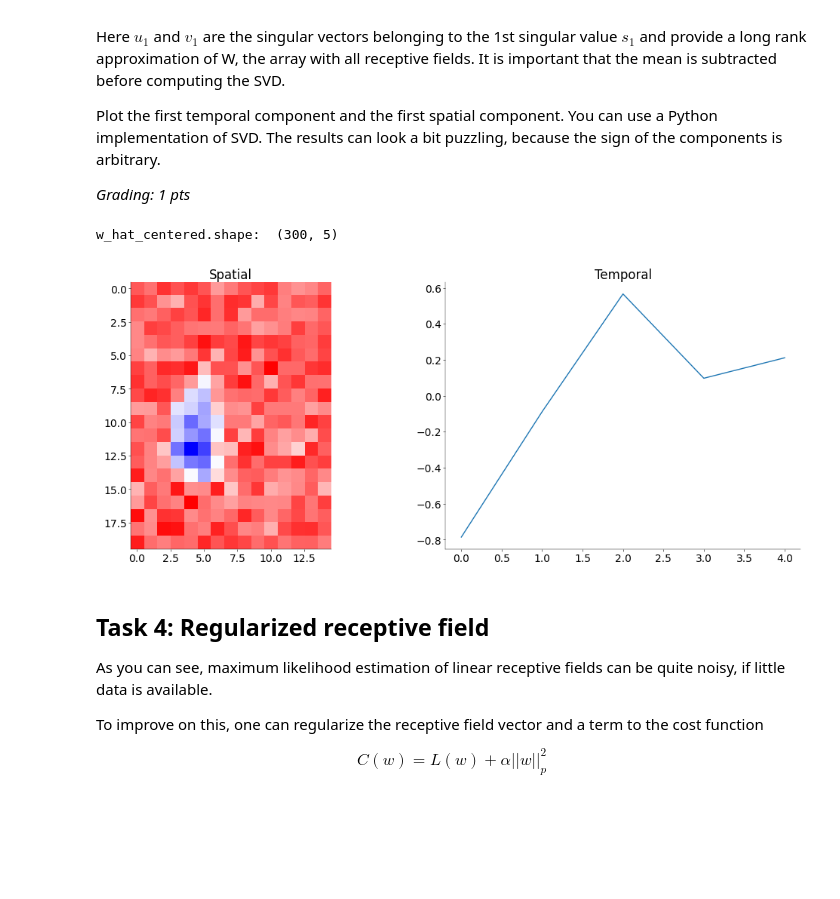
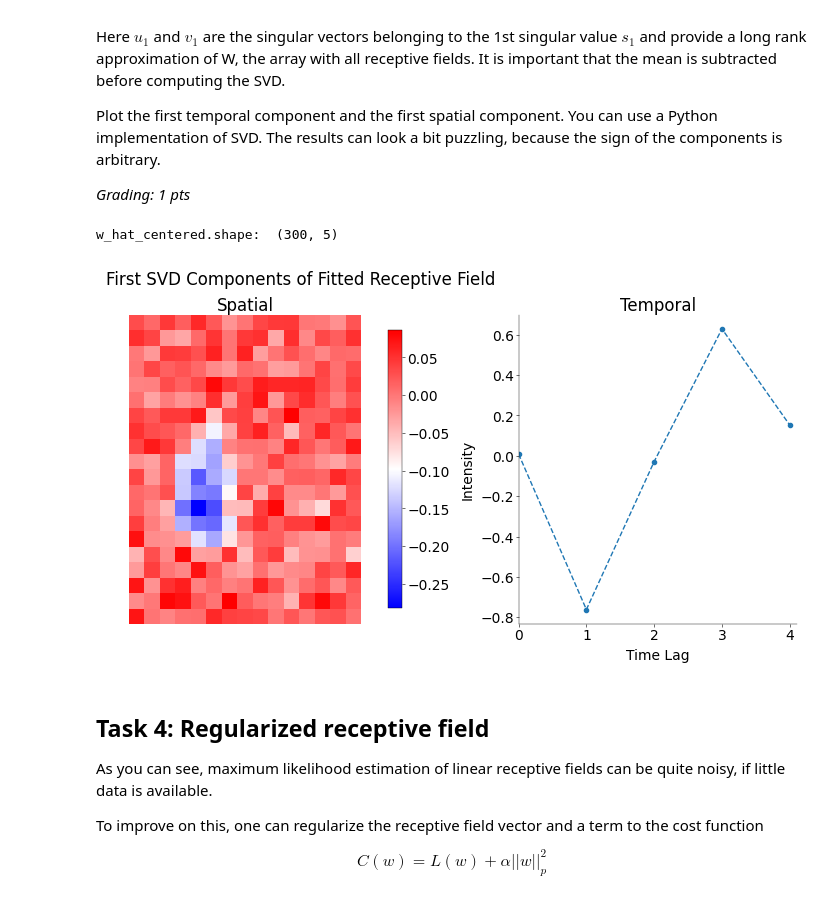
Before and after one commit to stedavkle/uni-tue-nds, a Jupyter notebook: CL5/notebooks/CodingLab5.ipynb, the cells around one changed output. Saved outputs shown, nothing was run; the diff lists cells and outputs as text; code cells hidden in the pictures; blank space fills up the shorter version.

```diff
--- a/CL5/notebooks/CodingLab5.ipynb
+++ b/CL5/notebooks/CodingLab5.ipynb
@@ -511,18 +535,24 @@ w_hat = np.zeros(((Dx * Dy), len(delta)))
 
 # fit for each delay
 for delay in delta:
+    # data preparation
     w_init = np.zeros(s.shape[0])
-    # print("w_init.shape: ", w_init.shape)
-    # print("c.shape: ", spike_count[delay:].shape)
-    # print("s.shape: ", s[:, : (s.shape[1] - delay)].shape)
+    considered_spike_count = spike_count[:-1]
+    considered_stimuli = s
+    if delay > 0:
+        considered_spike_count = spike_count[delay:]
+        considered_stimuli = s[:, : (s.shape[1] - delay + 1)]
+
     result = opt.minimize(
         negloglike_lnp,
         w_init,
         args=(
-            spike_count[delay:],  # consider only spikes after the delay
-            s[
-                :, : (s.shape[1] - delay)
-            ],  # cut the stimuli not fitting in the data anymore
+            # spike_count[delay:spike_count_end],  # consider only spikes after the delay
+            # s[
+            #     :, : (s.shape[1] - delay)
+            # ],  # cut the stimuli not fitting in the data anymore #TODO my old implementation
+            considered_spike_count,
+            considered_stimuli,
         ),
         jac=deriv_negloglike_lnp,
         method="L-BFGS-B",  # Quasi-Newton Optimizer (memory efficient)
@@ -566,42 +596,53 @@ Plot the first temporal component and the first spatial component. You can use a
 
 *Grading: 1 pts*
 # %%
-# insert your code here
-
 # --------------------------------------------
 # Apply SVD to the fitted receptive field,
 # you can use either numpy or sklearn (0.5 pt)
 # --------------------------------------------
 
 # shape of w_hat: (300,5).
 # subtract mean along axis=1 (time) since for every timelag the RF is estimated independently
 w_hat_centered = (
     w_hat - np.mean(w_hat, axis=1)[:, np.newaxis]
-)  # TODO i understood this as for each pixel over the 5 time steps the mean of them is subtracted, so the mean array is (300,1) and for subtraction it is broadcasted to (300,5)
+)  # for each pixel over the 5 time steps the mean of them is subtracted, so the mean array is (300,1) and for subtraction it is broadcasted to (300,5)
 print("w_hat_centered.shape: ", w_hat_centered.shape)
 
 # svd
 U, S, Vt = np.linalg.svd(w_hat_centered, full_matrices=False)
 # U is the spatial component, Vt is the temporal component
 
 # -------------------------------------------------
 # Plot the spatial and temporal components (0.5 pt)
 # -------------------------------------------------
 
 fig, ax = plt.subplot_mosaic(
-    mosaic=[["Spatial", "Temporal"]], figsize=(10, 4), constrained_layout=True
+    mosaic=[["Spatial", "Temporal"]],
+    width_ratios=[2, 1],
+    figsize=(10, 4),
+    constrained_layout=True,
 )
 # add plot
-ax["Spatial"].imshow(U[:, 0].reshape(Dx, Dy), cmap="bwr")
+im = ax["Spatial"].imshow(U[:, 0].reshape(Dx, Dy), cmap="bwr")
 ax["Spatial"].set_title("Spatial")
+ax["Spatial"].axis("off")
+cbar = plt.colorbar(im, ax=ax["Spatial"], orientation="vertical", shrink=0.9)
 
-ax["Temporal"].plot(Vt[0, :])
+ax["Temporal"].plot(Vt[0, :], ".--")
 ax["Temporal"].set_title("Temporal")
+ax["Temporal"].set_xlabel("Time Lag")
+ax["Temporal"].set_ylabel("Intensity")
+ax["Temporal"].set_xlim([0, 4.1])
+ax["Temporal"].set_xticks(range(0, 5))
+ax["Temporal"].set_xticklabels(range(0, 5))
 
+plt.suptitle(
+    "First SVD Components of Fitted Receptive Field"
+)  # TODO why is this shifted to the left?
 plt.show()
 # %% [output]
 w_hat_centered.shape:  (300, 5)
-[figure, old version]
+[figure, new version]
 # %% [markdown]
 ## Task 4: Regularized receptive field
 
```
Also changed, not shown: parts of 14 cells of this notebook.
